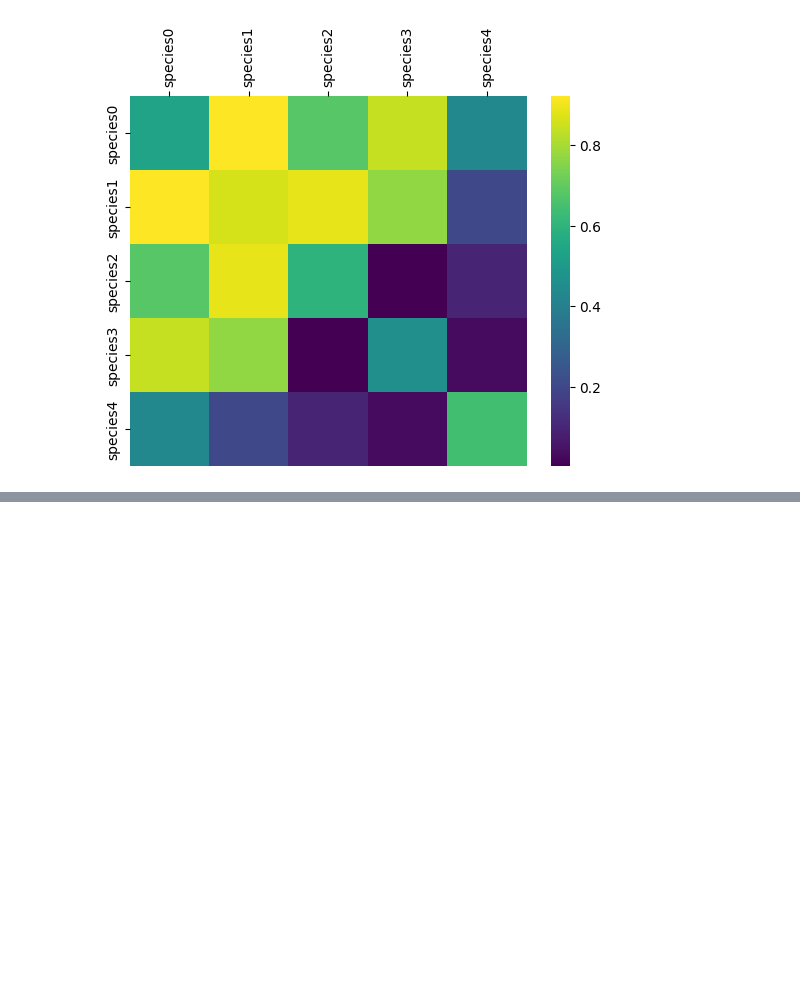
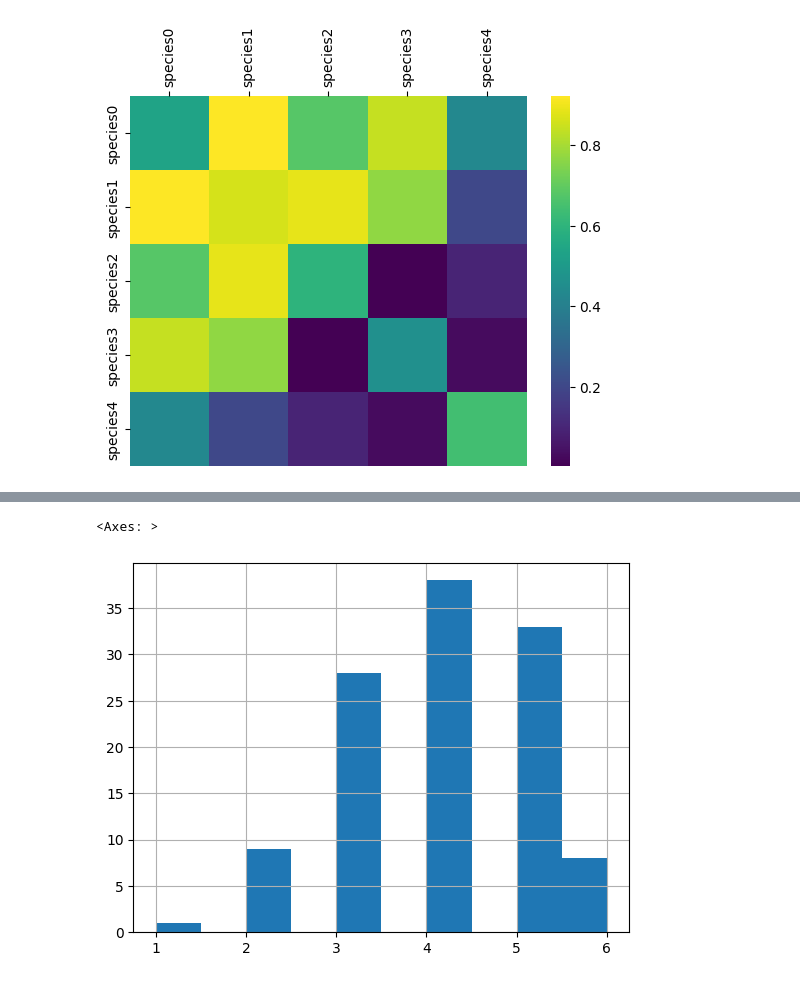
Before and after one commit to onword333/stepik-intro-to-ds-and-ml, a Jupyter notebook: assets/1_7_lesson.ipynb, the cells around one changed output, grey strips where cells are left out. Saved outputs shown, nothing was run; the diff lists cells and outputs as text; code cells hidden in the pictures; blank space fills up the shorter version.

```diff
--- a/assets/1_7_lesson.ipynb
+++ b/assets/1_7_lesson.ipynb
@@ -12,6 +12,7 @@ students = pd.read_csv('StudentsPerformance.csv')
 salary = pd.read_csv('data/income.csv')
 dataset_209770_6 = pd.read_csv('data/dataset_209770_6 (3).txt', sep=' ')
 genome_matrix = pd.read_csv('data/genome_matrix.csv', index_col=0)
+dota_stats = pd.read_csv('data/dota_hero_stats.csv')
 # %% [markdown]
 Гистрограмма
 # %%
@@ -96,0 +107,7 @@ vis_genome_matrix.xaxis.set_tick_params(rotation=90)
+# %%
+dota_stats['count_roles'] = dota_stats['roles'].str.split().map(len)
+#dota_stats.groupby('count_roles')['localized_name'].count()
+dota_stats['count_roles'].hist()
+# %% [output]
+<Axes: >
+[figure, added]
```
Also changed, not shown: parts of 1 cell of this notebook.
